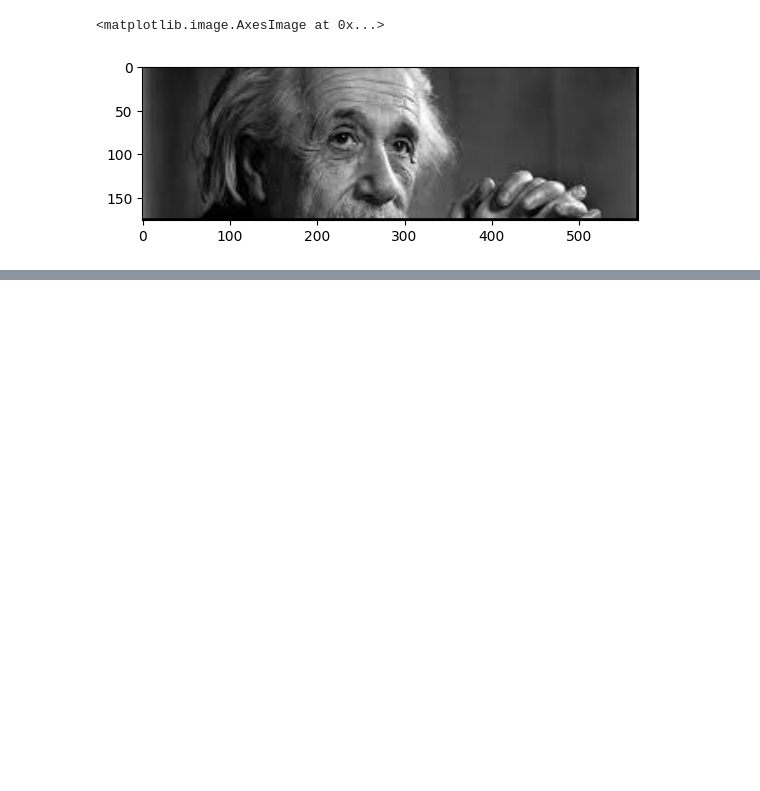
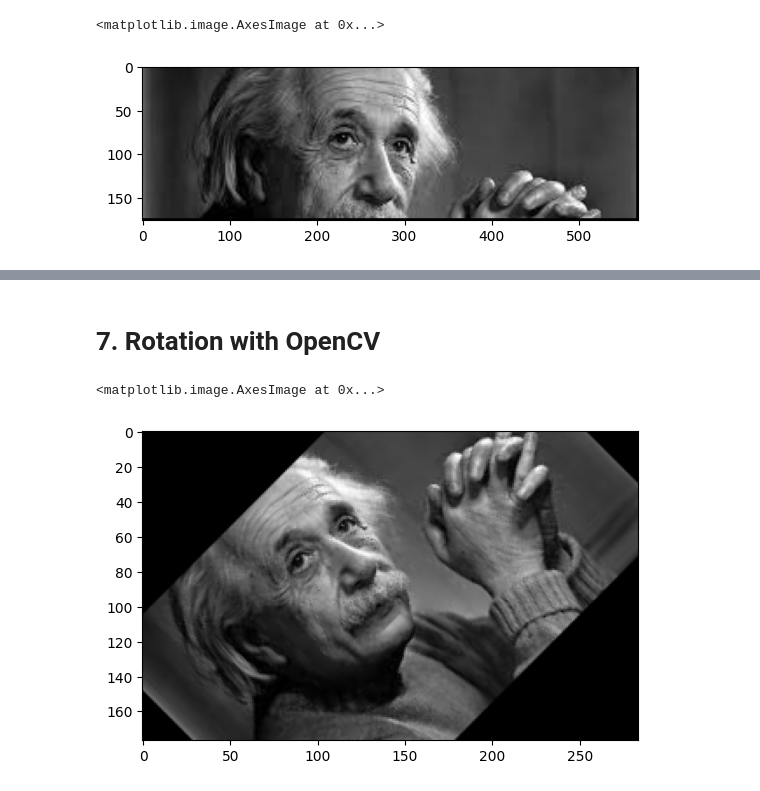
Before and after one commit to MauTBernardini/ComputerVisionPythonCourse, a Jupyter notebook: Transformations/transformations.ipynb, the cells around one changed output, grey strips where cells are left out. Saved outputs shown, nothing was run; the diff lists cells and outputs as text; code cells hidden in the pictures; blank space fills up the shorter version.

Commit message:
Adding rotation

```diff
--- a/Transformations/transformations.ipynb
+++ b/Transformations/transformations.ipynb
@@ -134,0 +232,17 @@ plt.imshow(I2,cmap='gray')
+# %% [markdown]
+# 7. Rotation with OpenCV
+# %%
+im = cv2.imread(r'einstein_PB.jpg', cv2.IMREAD_GRAYSCALE)
+plt.imshow(im,cmap='gray')
+I_gray = im.copy()
+
+a = 45
+scale = 1.0
+image_center =  tuple(np.array(I_gray.shape[1::-1])/2)
+
+rot_mat = cv2.getRotationMatrix2D(image_center,a,scale)
+i = cv2.warpAffine(I_gray, rot_mat, I_gray.shape[::-1])
+plt.imshow(i,cmap='gray')
+# %% [output]
+<matplotlib.image.AxesImage at 0x...>
+[figure, added]
```
Also changed, not shown: parts of 10 cells of this notebook.
